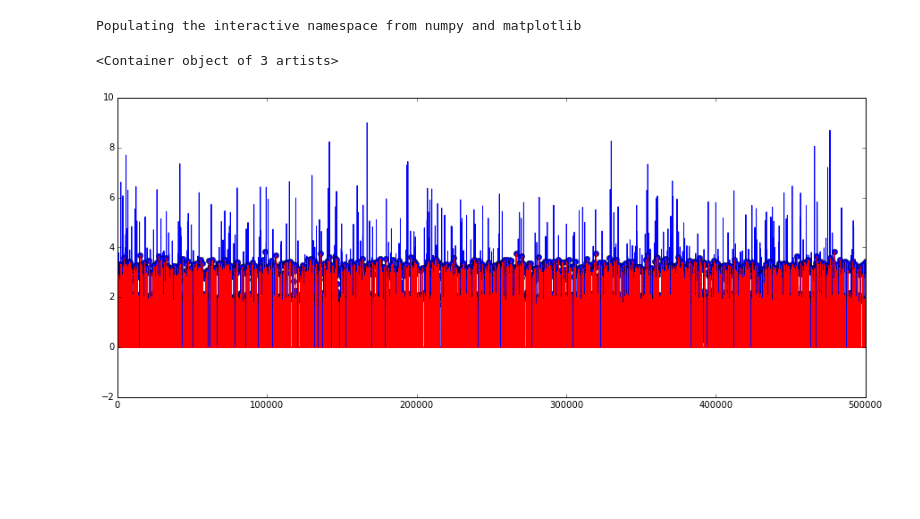
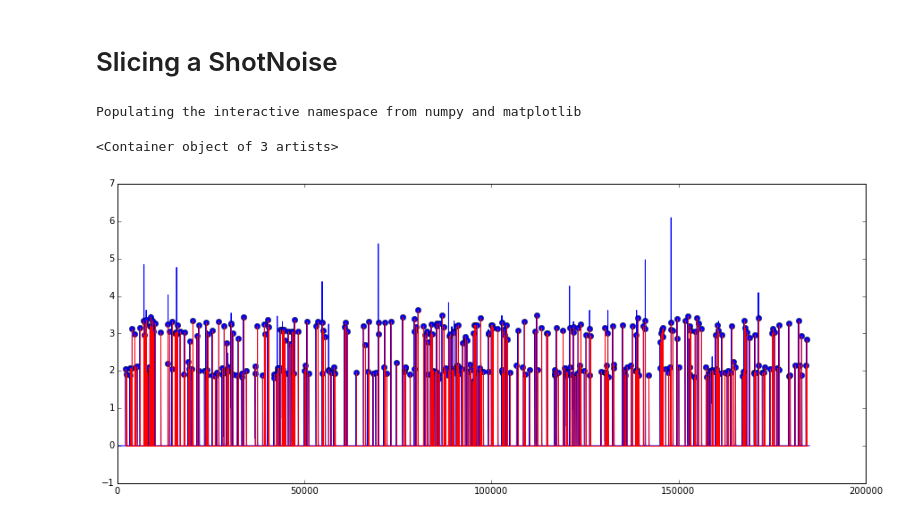
Before and after one commit to paulilhe/shot_noise, a Jupyter notebook: Simulation_example.ipynb, the cells around one changed output. Drawn from its saved outputs; the diff is of its cells as text; code cells hidden in the pictures; blank space fills up the shorter version.

```diff
--- a/Simulation_example.ipynb
+++ b/Simulation_example.ipynb
@@ -15,6 +15,6 @@ def mixed_gaussian(n):
 # %%
 sn = sim.ShotNoise(impulse_response=h, intensity=intensity)
 sn.impulse_response = h
-sn.intensity = .5
+sn.intensity = .2
 sn.marks_density = mixed_gaussian
 # %%
@@ -22,9 +22,13 @@ sn.simulate(5000, 0.01);
+# %% [markdown]
+# Slicing a ShotNoise
+# %%
+sub_sn = sn[150:2000]
 # %%
 %pylab inline
 plt.figure(figsize=(15,6))
-plot(sn.signal)
-stem(sn.times, sn.marks, 'r')
+plot(sub_sn.signal)
+stem(sub_sn.times, sub_sn.marks, 'r')
 # %% [output]
 Populating the interactive namespace from numpy and matplotlib
 <Container object of 3 artists>
-[figure, old version]
+[figure, new version]
```
Also changed, not shown: parts of 13 cells of this notebook, 1 other file.
